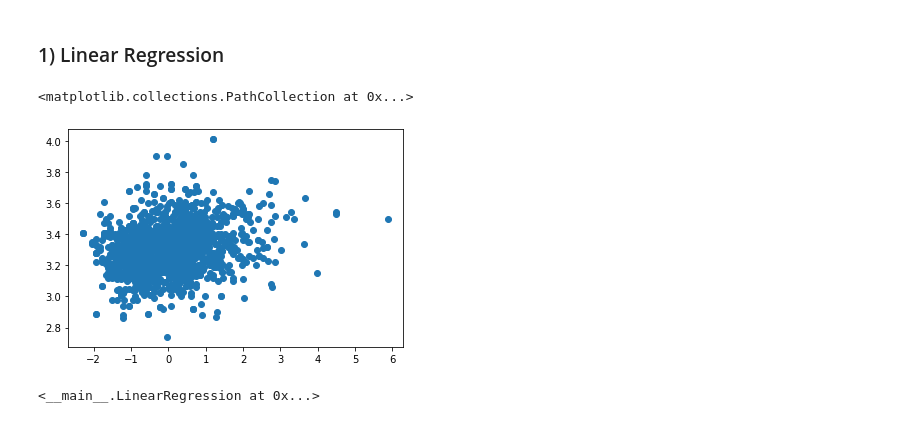
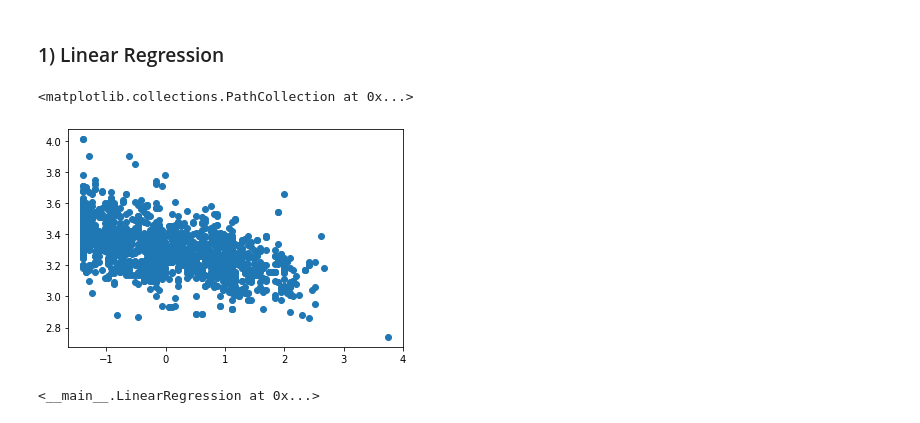
Before and after one commit to Romario-Stankovic/MachineLearningModels, a Jupyter notebook: exam.ipynb, the cells around one changed output. Saved outputs shown, nothing was run; the diff lists cells and outputs as text; code cells hidden in the pictures.

```diff
--- a/exam.ipynb
+++ b/exam.ipynb
@@ -235,10 +235,10 @@ Y = data[:, 8].astype(float)
 
 X = normalize(X)
 # %%
-plt.scatter(X[:, 1], Y)
+plt.scatter(X[:, 2], Y)
 # %% [output]
 <matplotlib.collections.PathCollection at 0x...>
-[figure, old version]
+[figure, new version]
 # %%
 x_train, x_test, y_train, y_test = train_test_split(X, Y, 0.2)
 # %%
```
Also changed, not shown: parts of 12 cells of this notebook, 1 other file.
